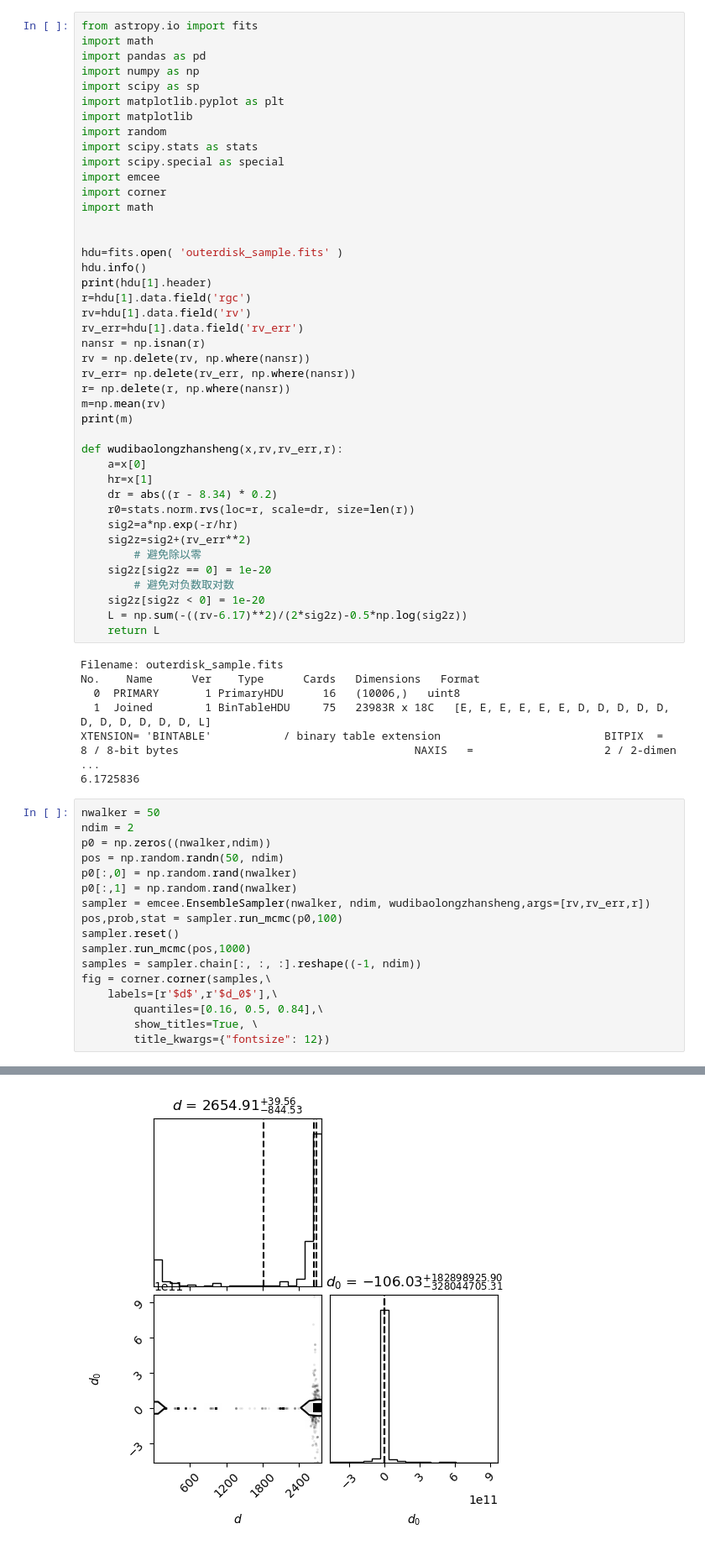
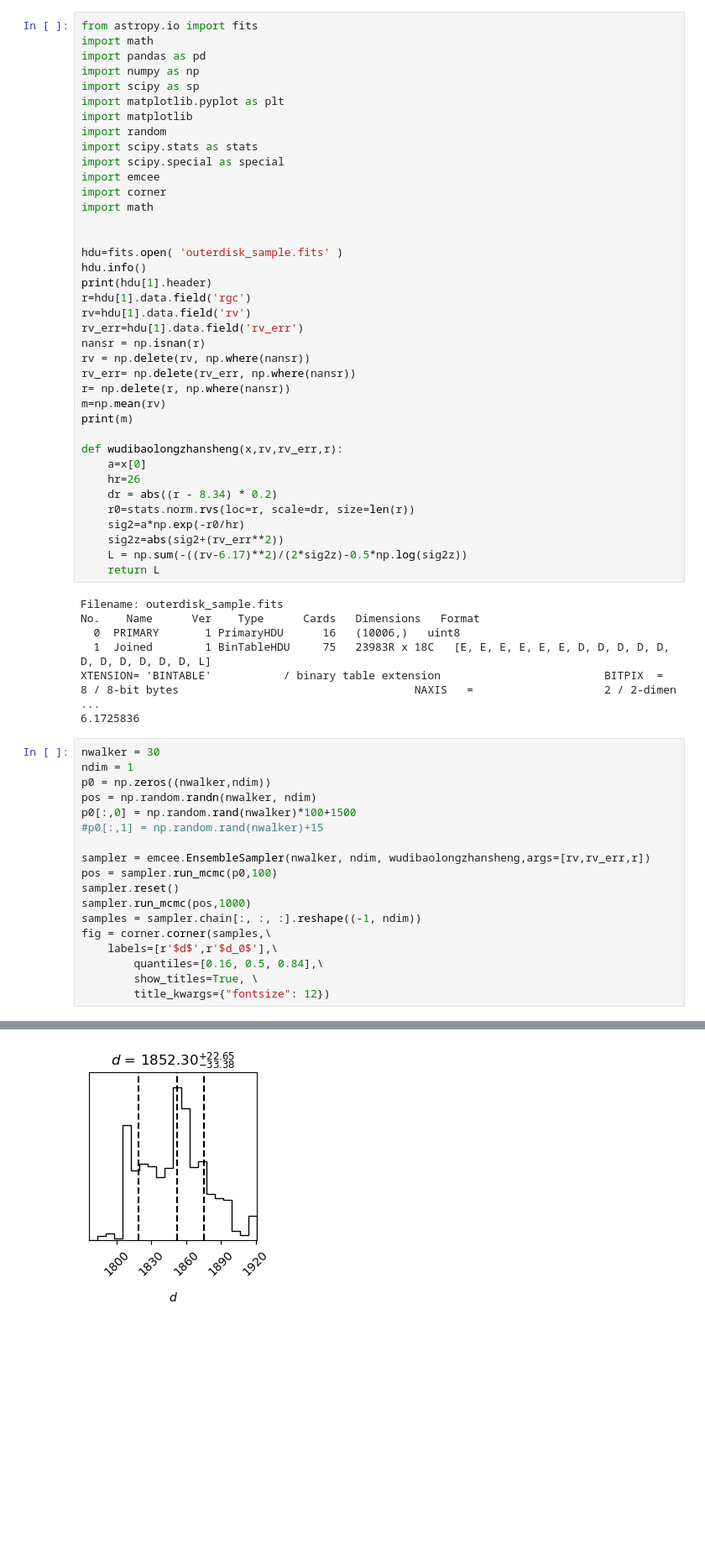
Before and after one commit to suiranruofeng/AstroStatisticsGW, a Jupyter notebook: 2/2.ipynb, the cells around one changed output, grey strips where cells are left out. Shown: that part at 84% size. Saved outputs shown, nothing was run; the diff lists cells and outputs as text; blank space fills up the shorter version.

```diff
--- a/2/2.ipynb
+++ b/2/2.ipynb
@@ -29,15 +29,11 @@ print(m)
 
 def wudibaolongzhansheng(x,rv,rv_err,r):
     a=x[0]
-    hr=x[1]
+    hr=26
     dr = abs((r - 8.34) * 0.2)
     r0=stats.norm.rvs(loc=r, scale=dr, size=len(r))
-    sig2=a*np.exp(-r/hr)
-    sig2z=sig2+(rv_err**2)
-        # 避免除以零
-    sig2z[sig2z == 0] = 1e-20
-        # 避免对负数取对数
-    sig2z[sig2z < 0] = 1e-20
+    sig2=a*np.exp(-r0/hr)
+    sig2z=abs(sig2+(rv_err**2))
     L = np.sum(-((rv-6.17)**2)/(2*sig2z)-0.5*np.log(sig2z))
     return L
 # %% [output]
@@ -48,14 +44,15 @@ No.    Name      Ver    Type      Cards   Dimensions   Format
 XTENSION= 'BINTABLE'           / binary table extension                         BITPIX  =                    8 / 8-bit bytes                                    NAXIS   =                    2 / 2-dimen ...
 6.1725836
 # %%
-nwalker = 50
-ndim = 2
+nwalker = 30
+ndim = 1
 p0 = np.zeros((nwalker,ndim))
-pos = np.random.randn(50, ndim)
-p0[:,0] = np.random.rand(nwalker)
-p0[:,1] = np.random.rand(nwalker)
+pos = np.random.randn(nwalker, ndim)
+p0[:,0] = np.random.rand(nwalker)*100+1500
+#p0[:,1] = np.random.rand(nwalker)+15
+
 sampler = emcee.EnsembleSampler(nwalker, ndim, wudibaolongzhansheng,args=[rv,rv_err,r])
-pos,prob,stat = sampler.run_mcmc(p0,100)
+pos = sampler.run_mcmc(p0,100)
 sampler.reset()
 sampler.run_mcmc(pos,1000)
 samples = sampler.chain[:, :, :].reshape((-1, ndim))
@@ -69,4 +65,4 @@ WARNING:root:Too few points to create valid contours
-[figure, old version]
+[figure, new version]
 # %%
 dim = 2
 pos =  np.random.randn(20, dim)
```
Also changed, not shown: parts of 2 cells of this notebook.
